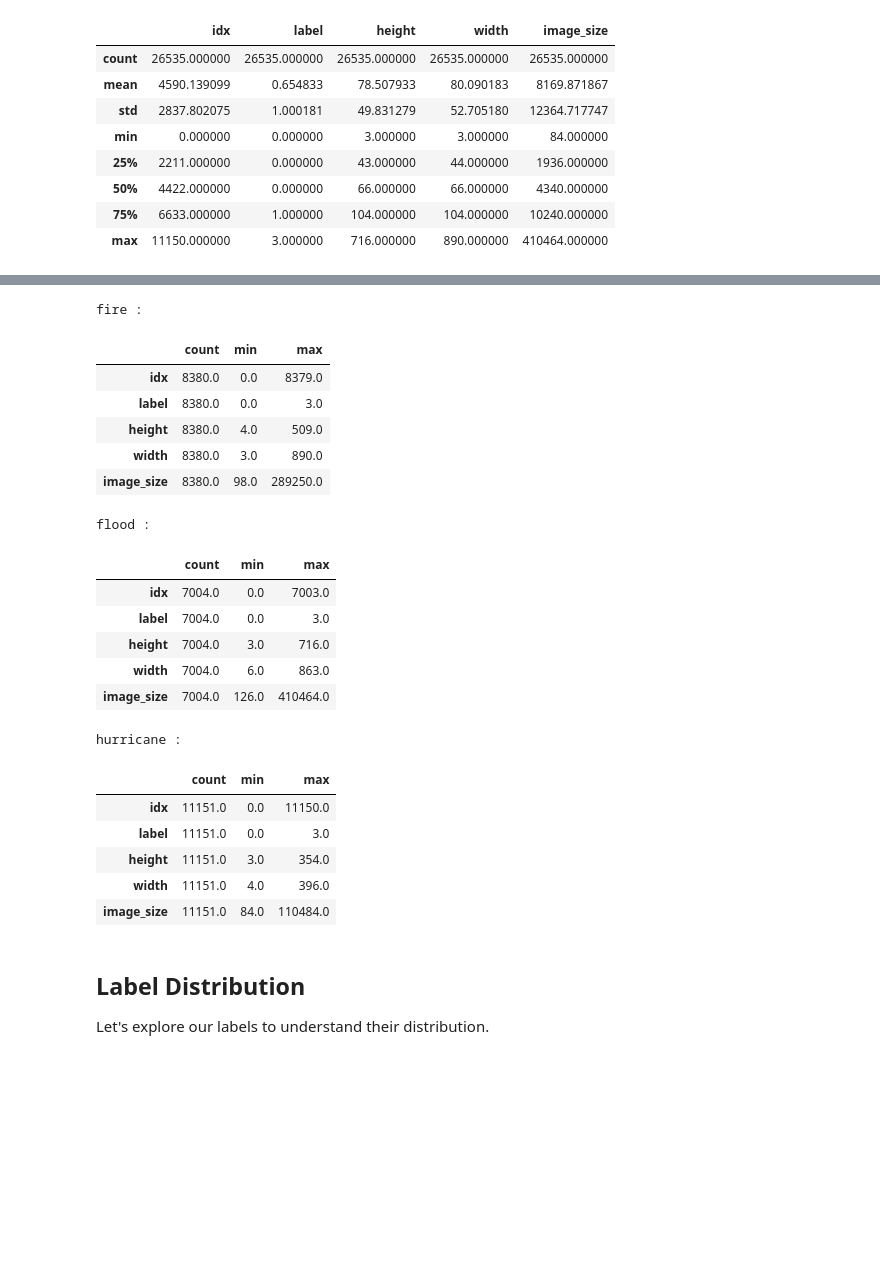
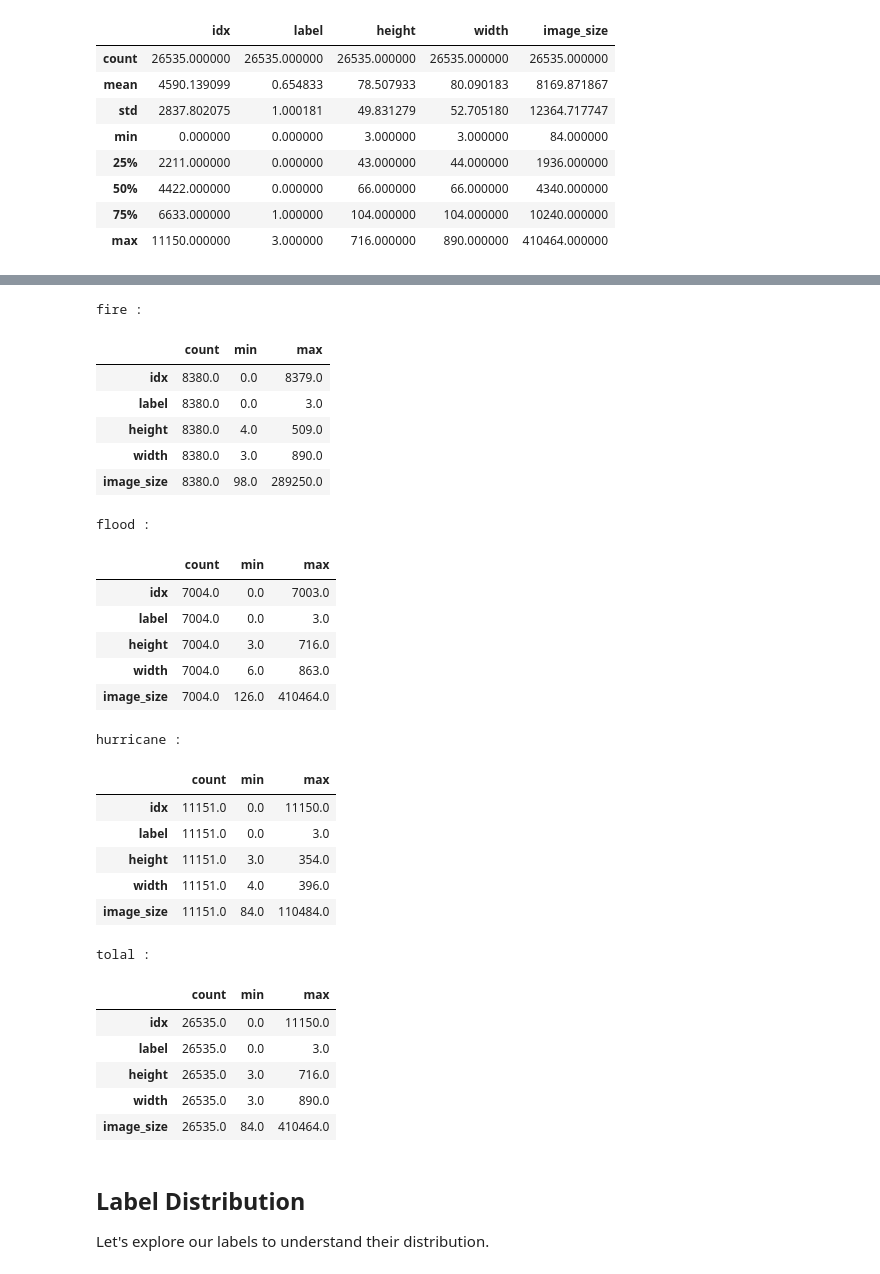
Before and after one commit to fractalclockwork/Data200, a Jupyter notebook: cv-satellite-images/Checkpoint_1_EDA.ipynb, the cells around one changed output, grey strips where cells are left out. Cells and saved outputs as stored; diff of their text form; code cells hidden in the pictures; blank space fills up the shorter version.

```diff
--- a/cv-satellite-images/Checkpoint_1_EDA.ipynb
+++ b/cv-satellite-images/Checkpoint_1_EDA.ipynb
@@ -104,30 +152,41 @@ display(df.describe())
 # %%
 type = ['fire', 'flood', 'hurricane']
+
 for t in type:
     print(t,':')
     display(df[df.disaster_type == t].describe().T[['count', 'min','max']])
+
+print('tolal',':')
+display(df.describe().T[['count', 'min','max']])
 # %% [output]
 fire :
 |  | count | min | max |
 | idx | 8380.0 | 0.0 | 8379.0 |
 | label | 8380.0 | 0.0 | 3.0 |
 | height | 8380.0 | 4.0 | 509.0 |
 | width | 8380.0 | 3.0 | 890.0 |
 | image_size | 8380.0 | 98.0 | 289250.0 |
 flood :
 |  | count | min | max |
 | idx | 7004.0 | 0.0 | 7003.0 |
 | label | 7004.0 | 0.0 | 3.0 |
 | height | 7004.0 | 3.0 | 716.0 |
 | width | 7004.0 | 6.0 | 863.0 |
 | image_size | 7004.0 | 126.0 | 410464.0 |
 hurricane :
 |  | count | min | max |
 | idx | 11151.0 | 0.0 | 11150.0 |
 | label | 11151.0 | 0.0 | 3.0 |
 | height | 11151.0 | 3.0 | 354.0 |
 | width | 11151.0 | 4.0 | 396.0 |
 | image_size | 11151.0 | 84.0 | 110484.0 |
+tolal :
+|  | count | min | max |
+| idx | 26535.0 | 0.0 | 11150.0 |
+| label | 26535.0 | 0.0 | 3.0 |
+| height | 26535.0 | 3.0 | 716.0 |
+| width | 26535.0 | 3.0 | 890.0 |
+| image_size | 26535.0 | 84.0 | 410464.0 |
 # %% [markdown]
 ## Label Distribution
 
```
Also changed, not shown: parts of 19 cells of this notebook, 2 other files.
